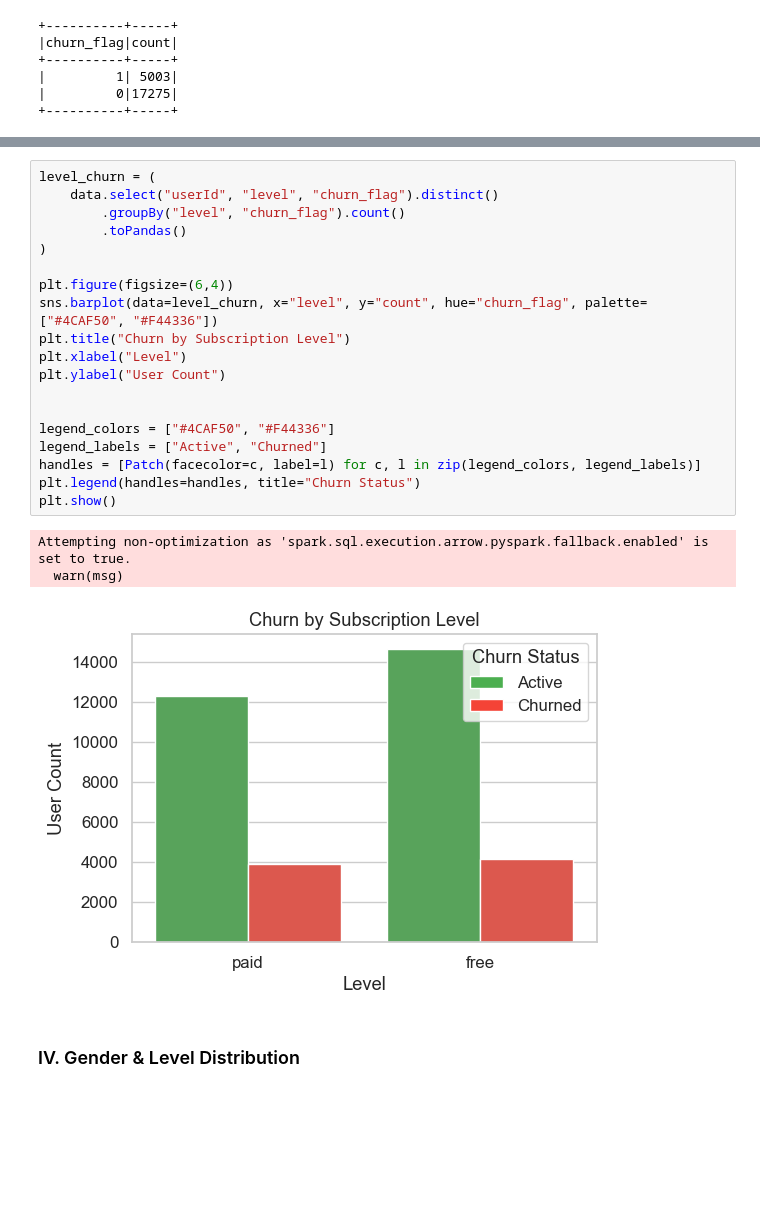
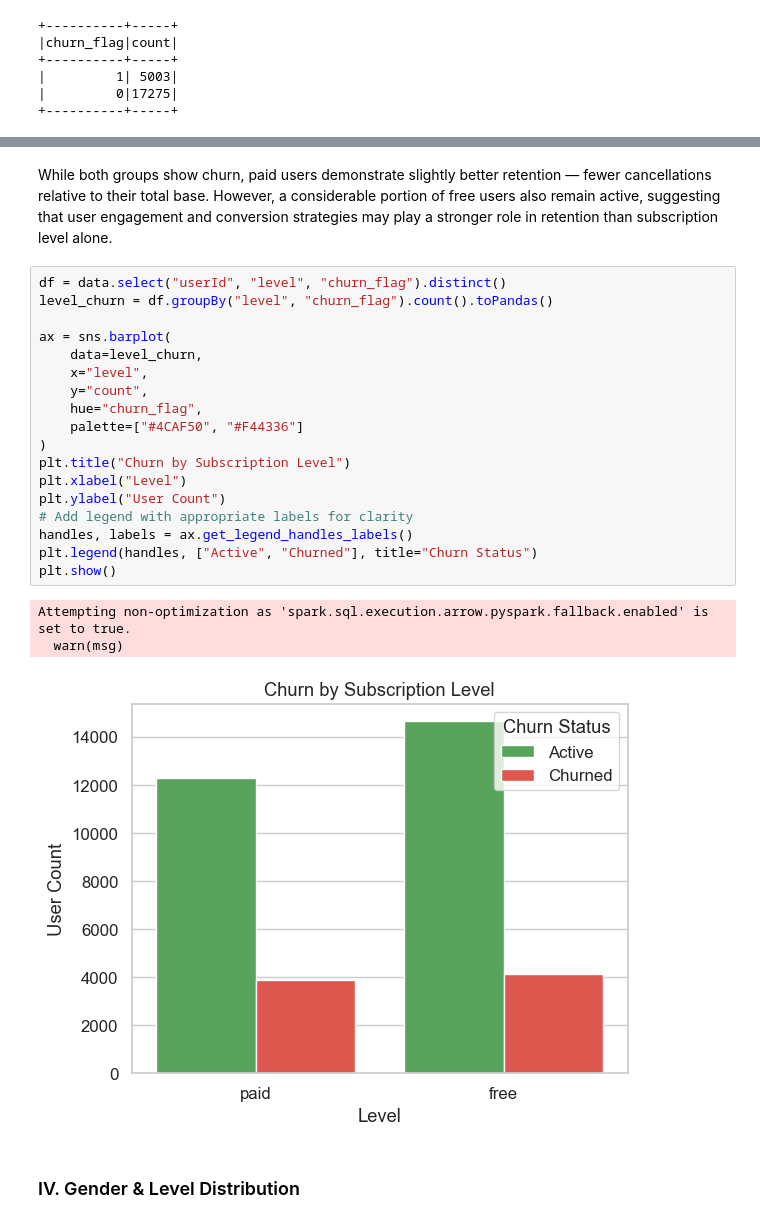
Before and after one commit to ZlataSparrow/Churn_Risk_Classification, a Jupyter notebook: notebook/02_EDA.ipynb, the cells around one changed output, grey strips where cells are left out. Saved outputs shown, nothing was run; the diff lists cells and outputs as text; blank space fills up the shorter version.

```diff
--- a/notebook/02_EDA.ipynb
+++ b/notebook/02_EDA.ipynb
@@ -331,25 +385,27 @@ Attempting non-optimization as 'spark.sql.execution.arrow.pyspark.fallback.enabl
+# %% [markdown]
+While both groups show churn, paid users demonstrate slightly better retention — fewer cancellations relative to their total base.
+However, a considerable portion of free users also remain active, suggesting that user engagement and conversion strategies may play a stronger role in retention than subscription level alone.
 # %%
-level_churn = (
-    data.select("userId", "level", "churn_flag").distinct()
-        .groupBy("level", "churn_flag").count()
-        .toPandas()
+df = data.select("userId", "level", "churn_flag").distinct()
+level_churn = df.groupBy("level", "churn_flag").count().toPandas()
+
+ax = sns.barplot(
+    data=level_churn,
+    x="level",
+    y="count",
+    hue="churn_flag",
+    palette=["#4CAF50", "#F44336"]
 )
-
-plt.figure(figsize=(6,4))
-sns.barplot(data=level_churn, x="level", y="count", hue="churn_flag", palette=["#4CAF50", "#F44336"])
 plt.title("Churn by Subscription Level")
 plt.xlabel("Level")
 plt.ylabel("User Count")
-
-
-legend_colors = ["#4CAF50", "#F44336"]
-legend_labels = ["Active", "Churned"]
-handles = [Patch(facecolor=c, label=l) for c, l in zip(legend_colors, legend_labels)]
-plt.legend(handles=handles, title="Churn Status")
+# Add legend with appropriate labels for clarity
+handles, labels = ax.get_legend_handles_labels()
+plt.legend(handles, ["Active", "Churned"], title="Churn Status")
 plt.show()
 # %% [output]
 Attempting non-optimization as 'spark.sql.execution.arrow.pyspark.fallback.enabled' is set to true.
   warn(msg)
-[figure, old version]
+[figure, new version]
 # %% [markdown]
 ### IV. Gender & Level Distribution
```
Also changed, not shown: parts of 42 cells of this notebook, 1 other file.
